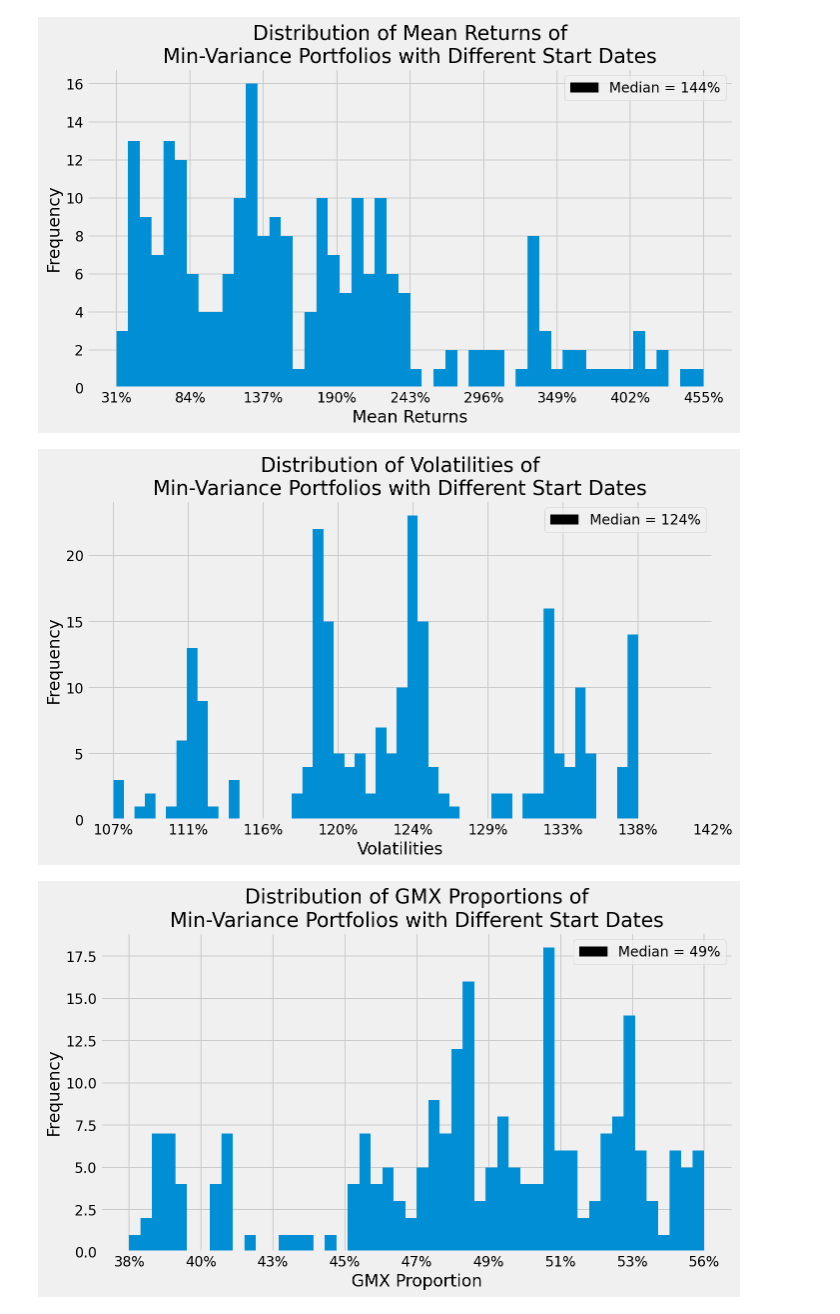
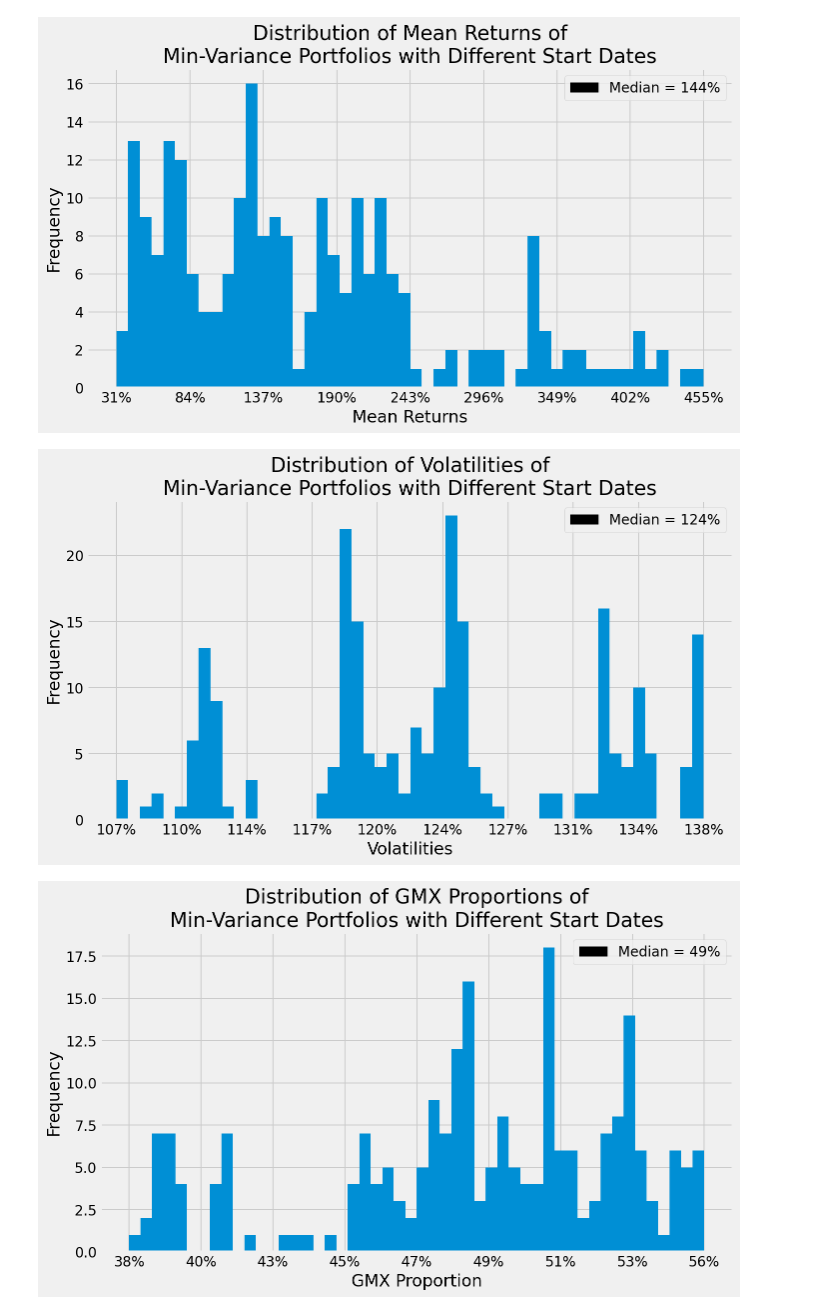
Before and after one commit to coindataschool/mixture, a Jupyter notebook: notebook/min_variance_portfolio.ipynb, the cells around one changed output. Saved outputs shown, nothing was run; the diff lists cells and outputs as text; code cells hidden in the pictures.

Commit message:
choose xaxis nticks wisely

```diff
--- a/notebook/min_variance_portfolio.ipynb
+++ b/notebook/min_variance_portfolio.ipynb
@@ -232,18 +232,18 @@ plt.savefig(os.path.join(png_dir, 'minvar_portfolios_meanrets.png'), dpi=300)
 # %%
 # plot distribution of volatilities
 fig_title = 'Distribution of Volatilities of\nMin-Variance Portfolios with Different Start Dates'
-plt_histogram(minvar_portfolios['std'], fig_title, xlab='Volatilities', xaxis_nticks=7)
+plt_histogram(minvar_portfolios['std'], fig_title, xlab='Volatilities', xaxis_nticks=9)
 
 # make legend to show the median value
 med = minvar_portfolios['std'].median()
 l1 = mpatches.Patch(color='black',  label='Median = {:.0%}'.format(med))
 plt.legend(handles=[l1], loc='upper right')
 
 # save
 plt.tight_layout()
 plt.savefig(os.path.join(png_dir, 'minvar_portfolios_vols.png'), dpi=300)
 # %% [output]
-[figure, old version]
+[figure, new version]
 # %%
 # plot distribution of GMX proportions
 fig_title = 'Distribution of GMX Proportions of\nMin-Variance Portfolios with Different Start Dates'
```
Also changed, not shown: parts of 1 cell of this notebook, 2 other files.
